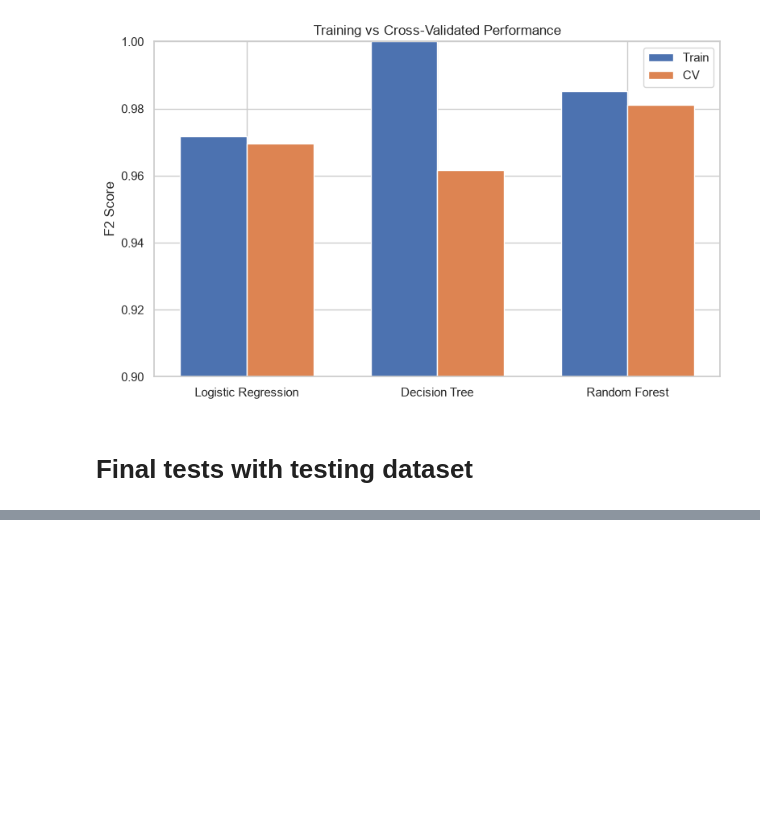
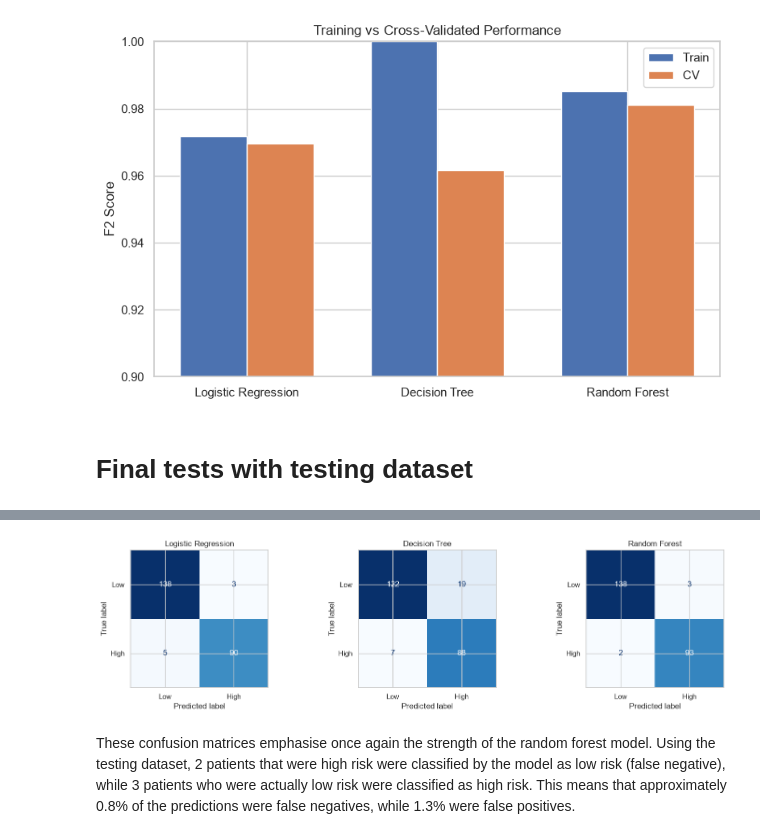
Before and after one commit to AislingLangston/maternal_health_ml_model, a Jupyter notebook: assignment_2.ipynb, the cells around one changed output, grey strips where cells are left out. Saved outputs shown, nothing was run; the diff lists cells and outputs as text; code cells hidden in the pictures; blank space fills up the shorter version.

```diff
--- a/assignment_2.ipynb
+++ b/assignment_2.ipynb
@@ -506,0 +491,10 @@ print(f"F2 Score : {fbeta_score(y_test, y_pred_lr, beta=2):.3f}")
+# %%
+test_df = pd.read_csv("cleaned_test.csv")
+
+X_test = test_df[feature_cols]
+y_test = test_df["Risk Level"]
+
+risk_map = {'Low': 0, 'High': 1}
+y_test = y_test.map(risk_map)
+
+print(y_test.unique())
@@ -506,0 +559,24 @@ print(f"F2 Score : {fbeta_score(y_test, y_pred_lr, beta=2):.3f}")
+# %%
+fig, axes = plt.subplots(1, 3, figsize=(15, 4))
+
+models = [
+    ("Logistic Regression", y_pred_lr),
+    ("Decision Tree", y_pred_tree),
+    ("Random Forest", y_pred_rf)
+]
+
+for ax, (name, preds) in zip(axes, models):
+    cm = confusion_matrix(y_test, preds)
+    disp = ConfusionMatrixDisplay(
+        confusion_matrix=cm,
+        display_labels=["Low", "High"]
+    )
+    disp.plot(ax=ax, cmap="Blues", colorbar=False)
+    ax.set_title(name)
+
+plt.tight_layout()
+plt.show()
+# %% [output]
+[figure, added]
+# %% [markdown]
+These confusion matrices emphasise once again the strength of the random forest model. Using the testing dataset, 2 patients that were high risk were classified by the model as low risk (false negative), while 3 patients who were actually low risk were classified as high risk. This means that approximately 0.8% of the predictions were false negatives, while 1.3% were false positives.
```
Also changed, not shown: parts of 11 cells of this notebook, 1 other file.
